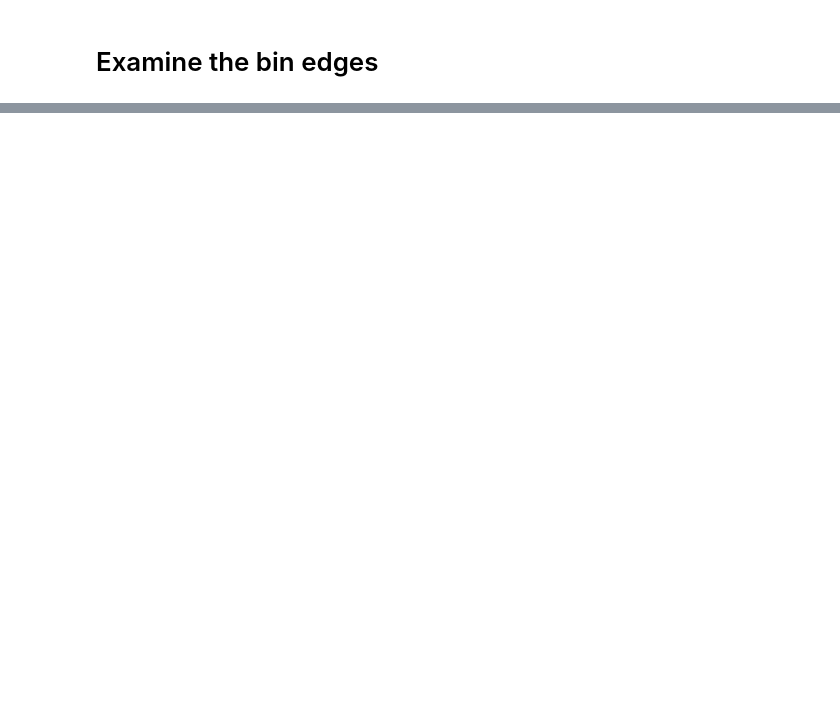
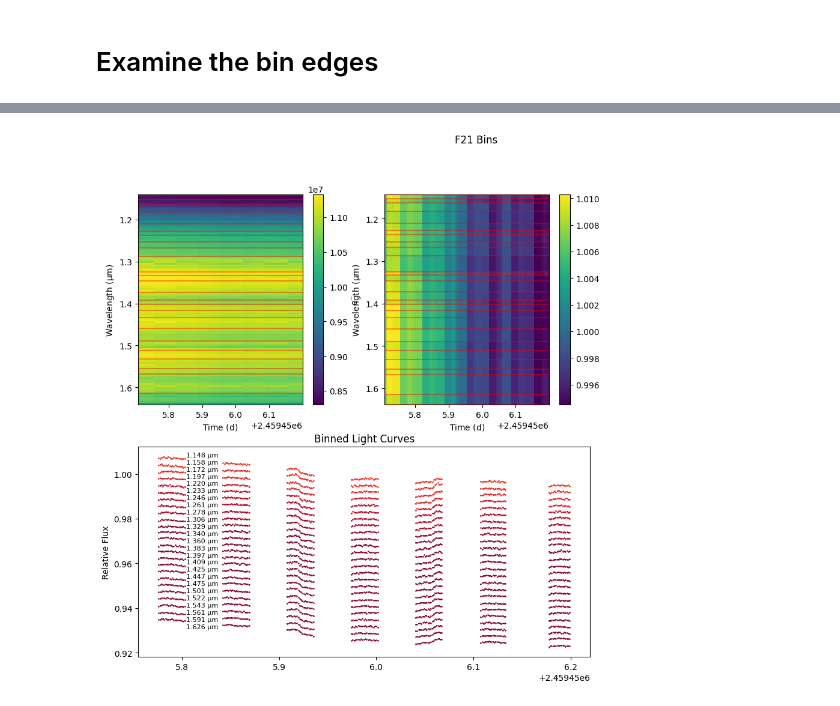
Before and after one commit to will-waalkes/Spot_Treating_AUMicb, a Jupyter notebook: modeling/02-binning/plot_bins.ipynb, the cells around one changed output, grey strips where cells are left out. Cells and saved outputs as stored; diff of their text form; code cells hidden in the pictures; blank space fills up the shorter version.

```diff
--- a/modeling/02-binning/plot_bins.ipynb
+++ b/modeling/02-binning/plot_bins.ipynb
@@ -57,0 +94,99 @@ S22_speclc_bin_edges = np.array([0.8329,
+# %%
+for visit in ['F21']:
+    # Extract exposure times and mid-transit times from the dictionary
+    predicted_T0 = visits[f'{visit}']['T0 (BJD_TDB)'].value
+    expTime = visits[f'{visit}']['exp (s)'].value
+    if visit == 'F21':
+        bin_edges = F21_speclc_bin_edges.value
+    if visit == 'S22':
+        bin_edges = S22_speclc_bin_edges.value
+
+    # Create a custom grid layout
+    fig = plt.figure(figsize=(15, 10))
+    plt.tight_layout()
+    plt.suptitle(f'{visit} Bins')
+
+    # Define the grid layout
+    ax1 = plt.subplot2grid((2, 3), (0, 0))  # Top left (imshow 1)
+    ax2 = plt.subplot2grid((2, 3), (0, 1))  # Top middle (imshow 2)
+    ax3 = plt.subplot2grid((2, 3), (1, 0), colspan=2)  # Bottom left (merged plot)
+    # ax4 = plt.subplot2grid((2, 3), (0, 2))  # Top right (1D Spectra)
+    # ax5 = plt.subplot2grid((2, 3), (1, 2))  # Bottom right (Opacities)
+
+    # Set titles
+    # ax4.set_title('1D Spectra')
+    # ax5.set_title('Opacities')
+    ax3.set_title('Binned Light Curves')
+    ax3.set_ylabel('Relative Flux')
+
+    for edge in bin_edges:
+        ax1.axhline(edge, color='r', zorder=100,alpha=0.4)
+        ax2.axhline(edge, color='r', zorder=100,alpha=0.4)
+        # ax5.axvline(edge, color='r', zorder=100,alpha=0.4)
+        # ax4.axvline(edge, color='r', zorder=100,alpha=0.4)
+
+    rainbow = read_rainbow(f"../../data/rainbows/{visit}_scan-combined_trimmed_pacman_spec.rainbow.npy")
+
+    print(len(rainbow.wavelength))
+    print(rainbow.wavelength)
+    # print(np.nanmedian(rainbow.wavelength.value[:-1]-rainbow.wavelength.value[1:]) )
+    binned = rainbow.normalize().bin(wavelength_edges=bin_edges * u.micron)
+    img_date = binned.time.value
+    orbit = np.zeros_like(img_date)
+
+    # if direction == 'Forward':
+    rainbow.pcolormesh(ax=ax1)
+    binned.pcolormesh(ax=ax2)
+
+    for j in range(len(img_date)):
+        if j >= 1:
+            if (img_date[j] - img_date[j - 1]) > 0.01:
+                orbit[j] = (orbit[j - 1] + 1)
+            else:
+                orbit[j] = orbit[j - 1]
+
+    for o in np.unique(orbit[orbit >= 0]):
+        first_index = np.where(orbit == o)[0][0]
+        rainbow.flux.value[:, first_index] = np.nan  # Set the first point of each subsequent orbit to np.nan
+        binned.flux.value[:, first_index] = np.nan  # Set the first point of each subsequent orbit to np.nan
+
+    rainbow.flux.value[:, orbit == 0] = np.nan
+    binned.flux.value[:, orbit == 0] = np.nan
+
+    # for i in range(len(rainbow.time.value)):
+    #     # ax4.scatter(binned.wavelength, binned.flux[:, i].value, zorder=100, s=4, alpha=0.8,
+    #     #             color='k')
+    #     ax4.scatter(rainbow.wavelength, rainbow.flux[:, i].value, alpha=0.1, s=2,
+    #                 color=plt.cm.viridis((rainbow.time.value[i] - rainbow.time.value.min()) / np.ptp(rainbow.time.value)))
+
+    for i in range(len(binned.wavelength.value)):
+        flux_i = binned.flux[i, :].value  # Strip units from flux
+        unc_i = binned.uncertainty[i,:].value
+        unc_i /= np.nanmean(flux_i)
+        flux_i /= np.nanmean(flux_i)
+
+        ax3.errorbar(binned.time, flux_i - (0.003 * i), yerr=unc_i, fmt='o', ms=1, alpha=0.8,
+                     color=plt.cm.YlOrRd((binned.wavelength.value[i] - 0.82) / np.ptp(binned.wavelength.value)))
+
+    # Calculate central wavelengths for each bin
+    central_wavelengths = [(bin_edges[i] + bin_edges[i + 1]) / 2 for i in range(len(bin_edges) - 1)]
+
+    # Annotate the bottom row plot with central wavelengths
+    x_pos = np.nanmean(binned.time.value)-0.145  # First time point
+    for i in range(len(binned.wavelength.value)):
+        # Position the annotation near the first point of each light curve
+        y_pos = np.nanmax(binned.flux[0,:].value)-0.0032*i  # First flux point, adjusted for offset (strip units)
+        ax3.annotate(f'{central_wavelengths[i]:.3f} µm',[x_pos,y_pos],fontsize=8)
+
+    # ax4.set_xlim(bin_edges[0], bin_edges[-1])
+    # ax5.set_xlim(bin_edges[0], bin_edges[-1])
+    # ax5.set_ylim(1e-20,None)
+    # ax5.legend()
+
+    # Adjust spacing between subplots
+    # plt.subplots_adjust(left=0.1, right=0.9, bottom=0.1, top=0.9, wspace=0.1, hspace=0)
+
+    plt.savefig(f'../../figs/{visit}_binned_lcs_figure.png',dpi=400)
+    plt.show()
+    plt.clf()
+# %% [output]
@@ -57,0 +229 @@ S22_speclc_bin_edges = np.array([0.8329,
+[figure, added]
```
Also changed, not shown: parts of 6 cells of this notebook, 5 other files.
